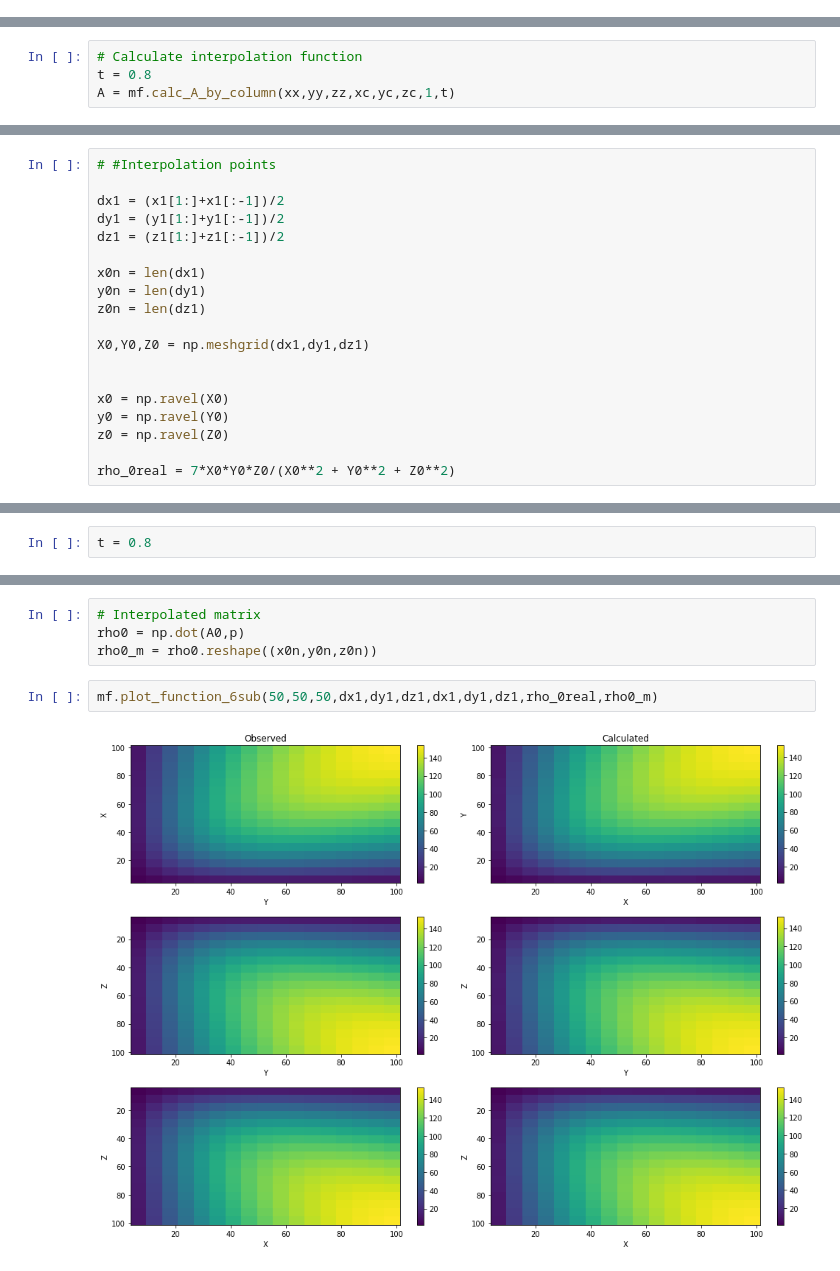
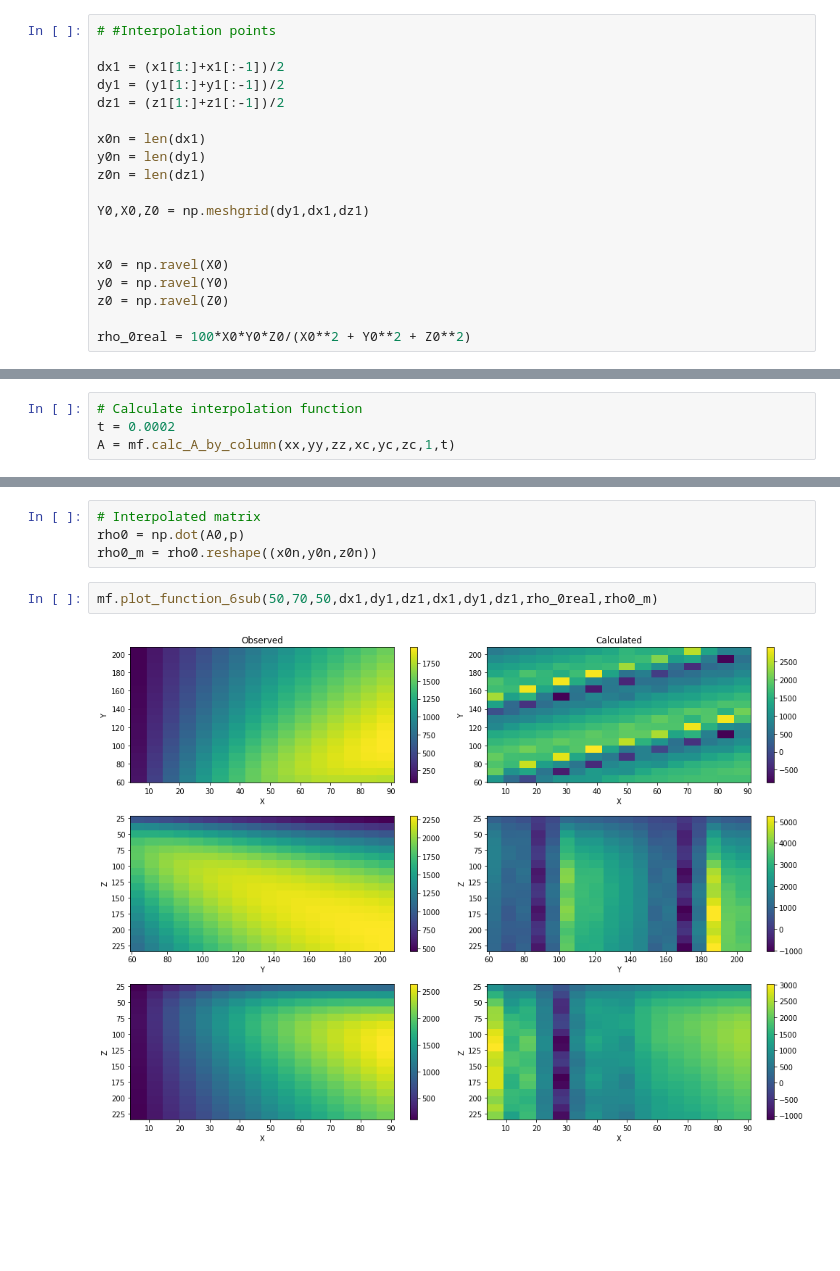
Before and after one commit to florasolon/interpolation_misc, a Jupyter notebook: Interpolation_function-subdeterminado.ipynb, the cells around one changed output, grey strips where cells are left out. Saved outputs shown, nothing was run; the diff lists cells and outputs as text; blank space fills up the shorter version.

```diff
--- a/Interpolation_function-subdeterminado.ipynb
+++ b/Interpolation_function-subdeterminado.ipynb
@@ -90,0 +91,19 @@ xx.size,yy.size,zz.size
+# %%
+# #Interpolation points
+
+dx1 = (x1[1:]+x1[:-1])/2
+dy1 = (y1[1:]+y1[:-1])/2
+dz1 = (z1[1:]+z1[:-1])/2
+
+x0n = len(dx1)
+y0n = len(dy1)
+z0n = len(dz1)
+
+Y0,X0,Z0 = np.meshgrid(dy1,dx1,dz1)
+
+
+x0 = np.ravel(X0)
+y0 = np.ravel(Y0)
+z0 = np.ravel(Z0)
+
+rho_0real = 100*X0*Y0*Z0/(X0**2 + Y0**2 + Z0**2)
@@ -91,6 +118,6 @@ xx.size,yy.size,zz.size
 # %%
 # Calculate interpolation function
-t = 0.8
+t = 0.0002
 A = mf.calc_A_by_column(xx,yy,zz,xc,yc,zc,1,t)
 # %%
 H = np.dot(A,A.T)
@@ -105,22 +132,3 @@ print( mu)
 w = np.linalg.solve(H,rho1)
 # %%
 p = np.dot(A.T,w)
-# %%
-# #Interpolation points
-
-dx1 = (x1[1:]+x1[:-1])/2
-dy1 = (y1[1:]+y1[:-1])/2
-dz1 = (z1[1:]+z1[:-1])/2
-
-x0n = len(dx1)
-y0n = len(dy1)
-z0n = len(dz1)
-
-X0,Y0,Z0 = np.meshgrid(dx1,dy1,dz1)
-
-
-x0 = np.ravel(X0)
-y0 = np.ravel(Y0)
-z0 = np.ravel(Z0)
-
-rho_0real = 7*X0*Y0*Z0/(X0**2 + Y0**2 + Z0**2)
@@ -143,5 +135,3 @@ plt.plot(yc,xc,'ro')
-# %%
-t = 0.8
 # %%
 # Interpolate funtion rho in points x0, y0, z0
 
@@ -151,6 +141,6 @@ A0 = mf.calc_A_by_column(x0,y0,z0,xc,yc,zc,1,t)
 rho0 = np.dot(A0,p)
 rho0_m = rho0.reshape((x0n,y0n,z0n))
 # %%
-mf.plot_function_6sub(50,50,50,dx1,dy1,dz1,dx1,dy1,dz1,rho_0real,rho0_m)
+mf.plot_function_6sub(50,70,50,dx1,dy1,dz1,dx1,dy1,dz1,rho_0real,rho0_m)
 # %% [output]
-[figure, old version]
+[figure, new version]
```
Also changed, not shown: parts of 10 cells of this notebook, 1 other file.
